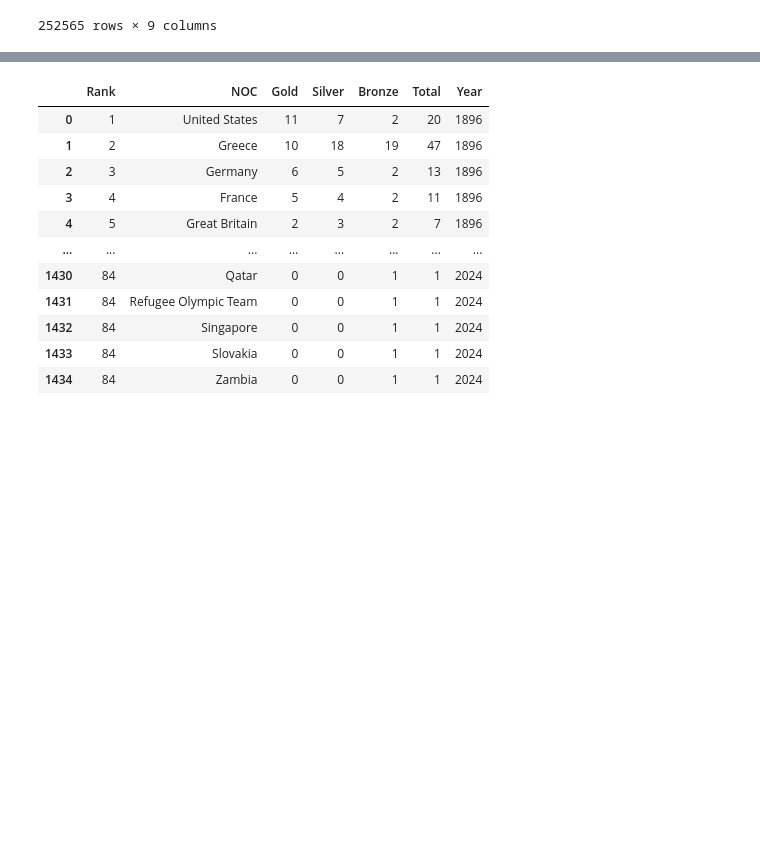
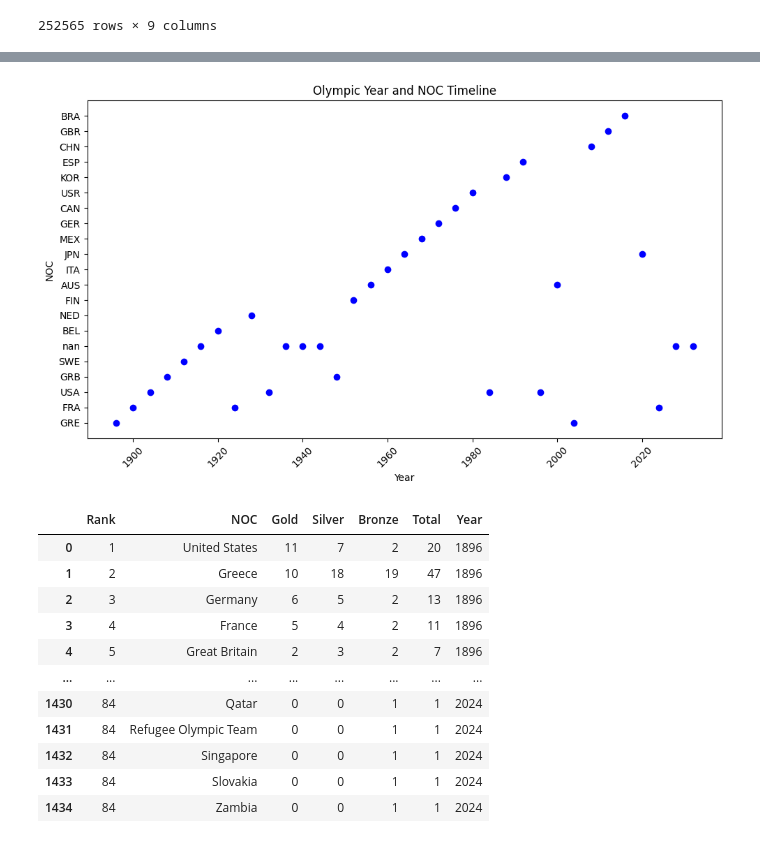
Before and after one commit to rainbowyuyu/MCM, a Jupyter notebook: model_and_code/data_processing.ipynb, the cells around one changed output, grey strips where cells are left out. Cells and saved outputs as stored; diff of their text form; code cells hidden in the pictures; blank space fills up the shorter version.

```diff
--- a/model_and_code/data_processing.ipynb
+++ b/model_and_code/data_processing.ipynb
@@ -41,3 +44,20 @@ hosts
+# %%
+plt.figure(figsize=(10, 6))
+
+# Plot the data as a scatter plot (no connecting lines)
+plt.scatter(hosts['Year'], hosts['NOC'], color='b', marker='o')
+
+# Set plot title and labels
+plt.title('Olympic Year and NOC Timeline')
+plt.xlabel('Year')
+plt.ylabel('NOC')
+plt.xticks(rotation=45)
+plt.tight_layout()
+
+# Display the plot
+plt.show()
+# %% [output]
+[figure, added]
 # %%
 medal_counts = pd.read_csv('2025_Problem_C_Data/summerOly_medal_counts.csv')
 medal_counts
```
Also changed, not shown: parts of 10 cells of this notebook, 2 other files.
